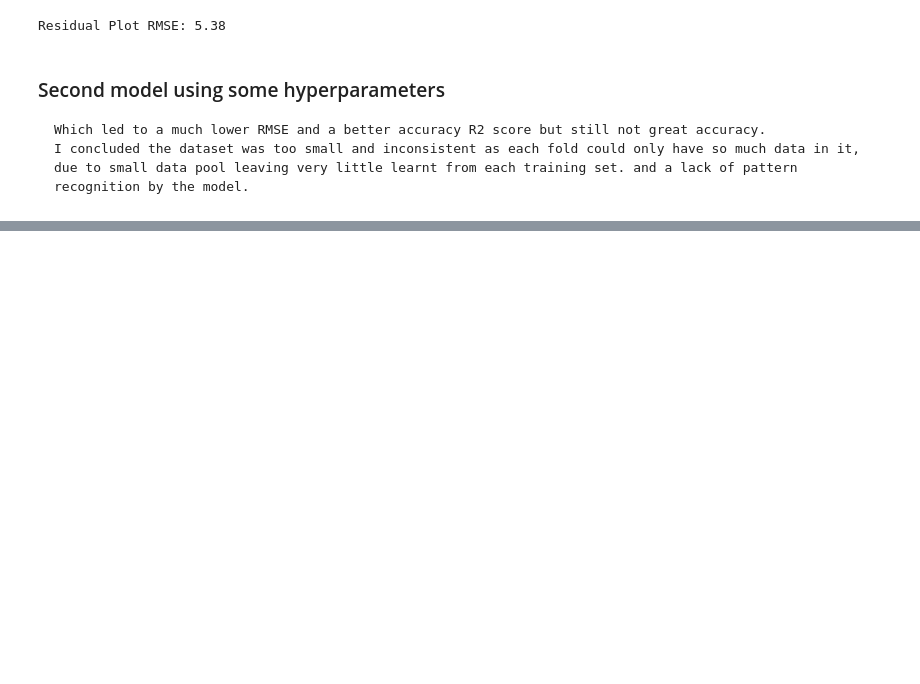
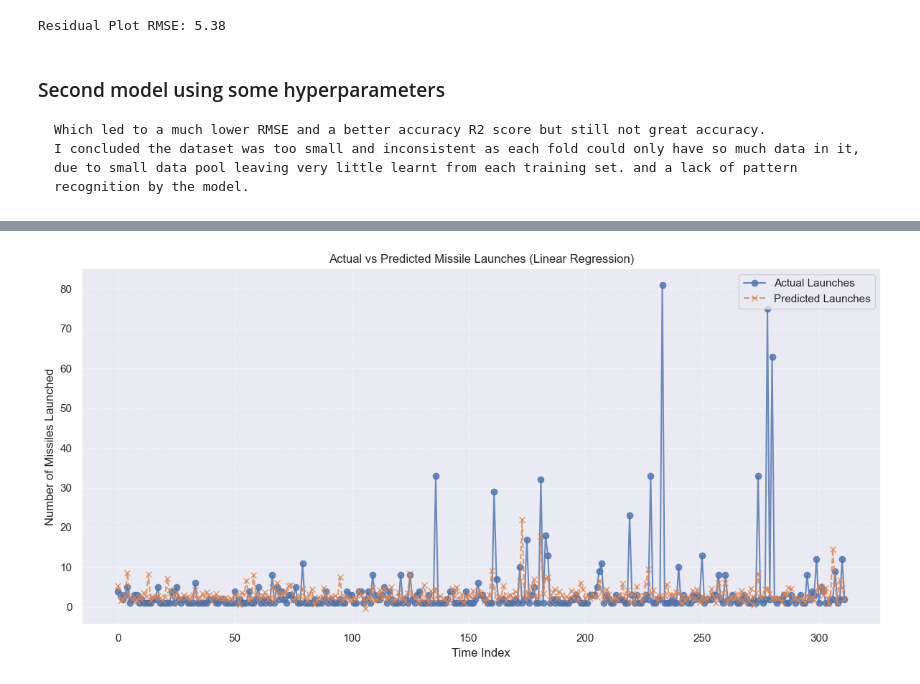
Before and after one commit to Dualboi/ml-analysis-ukraine-attacks, a Jupyter notebook: time_series_forecasting_model/Model1.ipynb, the cells around one changed output, grey strips where cells are left out. Drawn from its saved outputs; the diff is of its cells as text; code cells hidden in the pictures; blank space fills up the shorter version.

```diff
--- a/time_series_forecasting_model/Model1.ipynb
+++ b/time_series_forecasting_model/Model1.ipynb
@@ -282,0 +459,82 @@ Residual Plot RMSE: 2.27
+# %%
+import pandas as pd
+import numpy as np
+import matplotlib.pyplot as plt
+import seaborn as sns
+from sklearn.linear_model import LinearRegression
+from sklearn.model_selection import train_test_split
+from sklearn.metrics import mean_squared_error, r2_score
+
+# Prepare data (same as your base)
+X = prob1_dataset.drop(columns=['launched', 'launched_next_month', 'time_start'])
+y = prob1_dataset['launched_next_month']
+
+# Train-test split
+X_train, X_test, y_train, y_test = train_test_split(
+    X, y, test_size=0.2, random_state=42
+)
+
+# Train Linear Regression model
+model = LinearRegression()
+model.fit(X_train, y_train)
+
+# Predict and evaluate
+y_pred = model.predict(X_test)
+rmse = np.sqrt(mean_squared_error(y_test, y_pred))
+r2 = r2_score(y_test, y_pred)
+
+print(f"Linear Regression RMSE: {rmse:.2f}")
+print(f"Linear Regression R²: {r2:.4f}")
+
+# Plot Actual vs Predicted
+plt.figure(figsize=(12, 6))
+plt.plot(y_test.values, label='Actual Launches', marker='o', linestyle='-', alpha=0.8)
+plt.plot(y_pred, label='Predicted Launches', marker='x', linestyle='--', alpha=0.8)
+plt.title('Actual vs Predicted Missile Launches (Linear Regression)')
+plt.xlabel('Time Index')
+plt.ylabel('Number of Missiles Launched')
+plt.legend()
+plt.grid(True, linestyle='--', alpha=0.5)
+plt.tight_layout()
+plt.show()
+
+# Feature coefficients plot (sorted by absolute magnitude)
+coef = pd.Series(model.coef_, index=X.columns)
+coef_sorted = coef.abs().sort_values(ascending=False).index
+
+plt.figure(figsize=(10, 6))
+coef[coef_sorted].plot(kind='bar')
+plt.title('Feature Coefficients (Linear Regression)')
+plt.ylabel('Coefficient Value')
+plt.grid(True, linestyle='--', alpha=0.5)
+plt.tight_layout()
+plt.show()
+
+# Residuals Plot
+residuals = y_test.values - y_pred
+std_residuals = np.std(residuals)
+
+plt.figure(figsize=(10, 6))
+plt.scatter(y_pred, residuals, color='darkblue', alpha=0.6, edgecolor='k')
+plt.axhline(y=0, color='red', linestyle='--', label='Zero Error')
+plt.axhline(std_residuals * 2, color='green', linestyle='--', label='+2 Std Dev')
+plt.axhline(-std_residuals * 2, color='green', linestyle='--', label='-2 Std Dev')
+plt.title('Residuals vs Predicted Values (Linear Regression)')
+plt.xlabel('Predicted Missile Launches')
+plt.ylabel('Residuals (Actual - Predicted)')
+plt.legend()
+plt.grid(True, linestyle='--', alpha=0.5)
+plt.tight_layout()
+plt.show()
+
+# Histogram of Residuals
+plt.figure(figsize=(10, 5))
+sns.histplot(residuals, kde=True, bins=30, color='purple')
+plt.axvline(0, color='red', linestyle='--', label='Zero Error')
+plt.title('Distribution of Residuals (Linear Regression)')
+plt.xlabel('Residual (Error)')
+plt.ylabel('Frequency')
+plt.legend()
+plt.tight_layout()
+plt.show()
+# %% [output]
@@ -282,0 +543 @@ Residual Plot RMSE: 2.27
+[figure, added]
```
Also changed, not shown: parts of 10 cells of this notebook, 7 other files.
